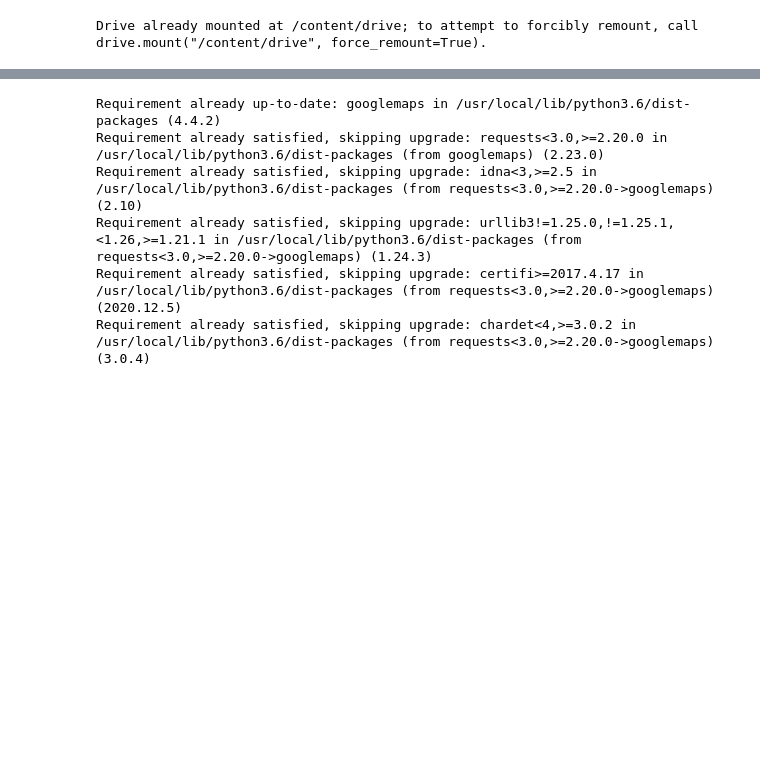
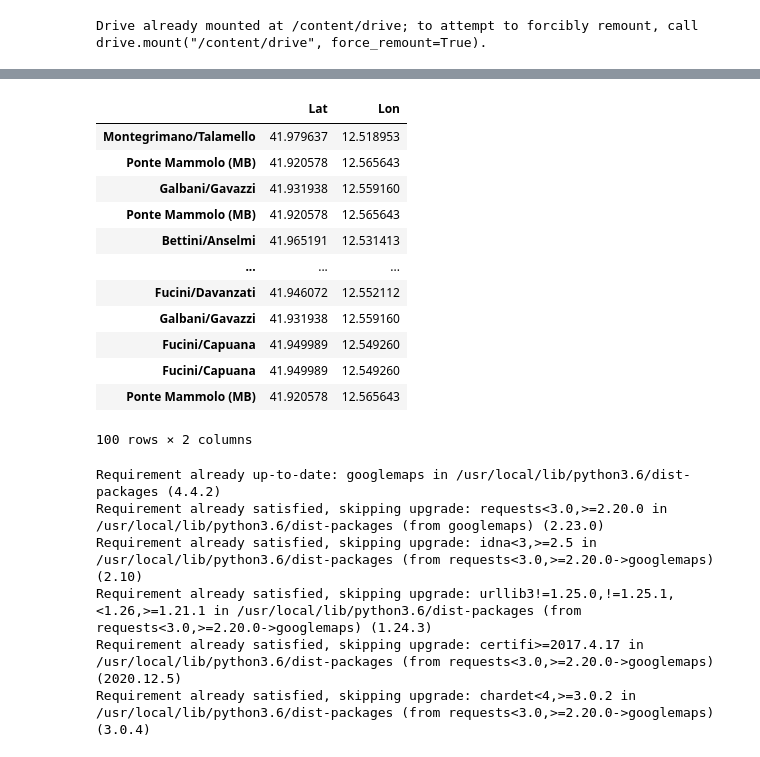
Before and after one commit to di3go-sona/DM_Atac_Project, a Jupyter notebook: DM_Project_Visualizer_3.ipynb, the cells around one changed output, grey strips where cells are left out. Saved outputs shown, nothing was run; the diff lists cells and outputs as text; code cells hidden in the pictures; blank space fills up the shorter version.

```diff
--- a/DM_Project_Visualizer_3.ipynb
+++ b/DM_Project_Visualizer_3.ipynb
@@ -242,6 +212,23 @@ df7=from_sqlite_to_df(af3)
 #route_id 53444
 df8=from_sqlite_to_df(bef4)
 df9=from_sqlite_to_df(af4)
+# %%
+df8
+df9
+# %% [output]
+|  | Lat | Lon |
+| Montegrimano/Talamello | 41.979637 | 12.518953 |
+| Ponte Mammolo (MB) | 41.920578 | 12.565643 |
+| Galbani/Gavazzi | 41.931938 | 12.559160 |
+| Ponte Mammolo (MB) | 41.920578 | 12.565643 |
+| Bettini/Anselmi | 41.965191 | 12.531413 |
+| ... | ... | ... |
+| Fucini/Davanzati | 41.946072 | 12.552112 |
+| Galbani/Gavazzi | 41.931938 | 12.559160 |
+| Fucini/Capuana | 41.949989 | 12.549260 |
+| Fucini/Capuana | 41.949989 | 12.549260 |
+| Ponte Mammolo (MB) | 41.920578 | 12.565643 |
+100 rows × 2 columns
 # %%
 ! pip install -U googlemaps
 # %% [output]
```
Also changed, not shown: parts of 7 cells of this notebook, 12 other files.
